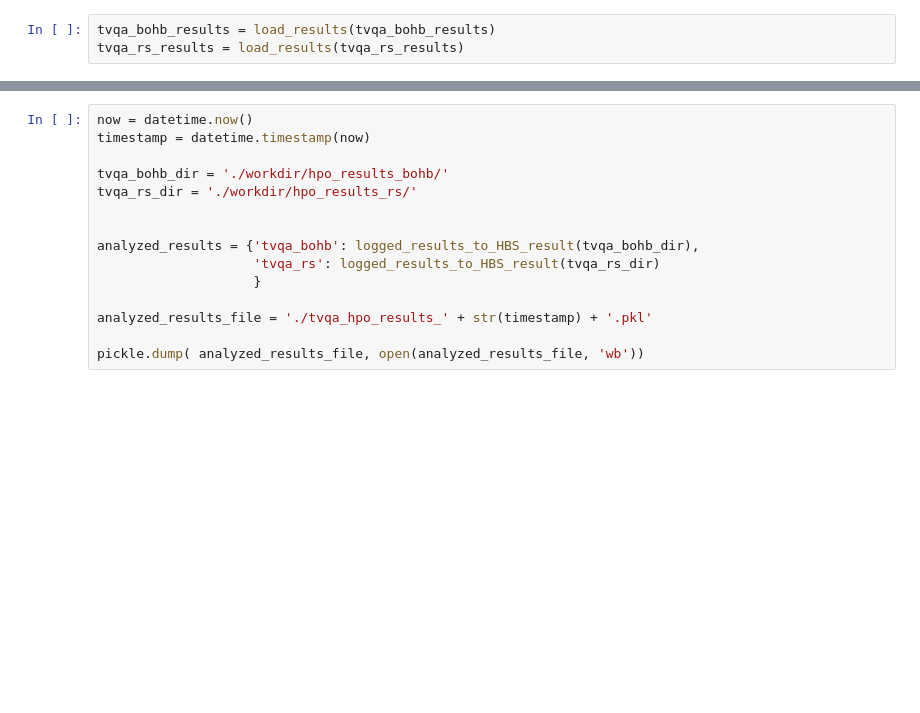
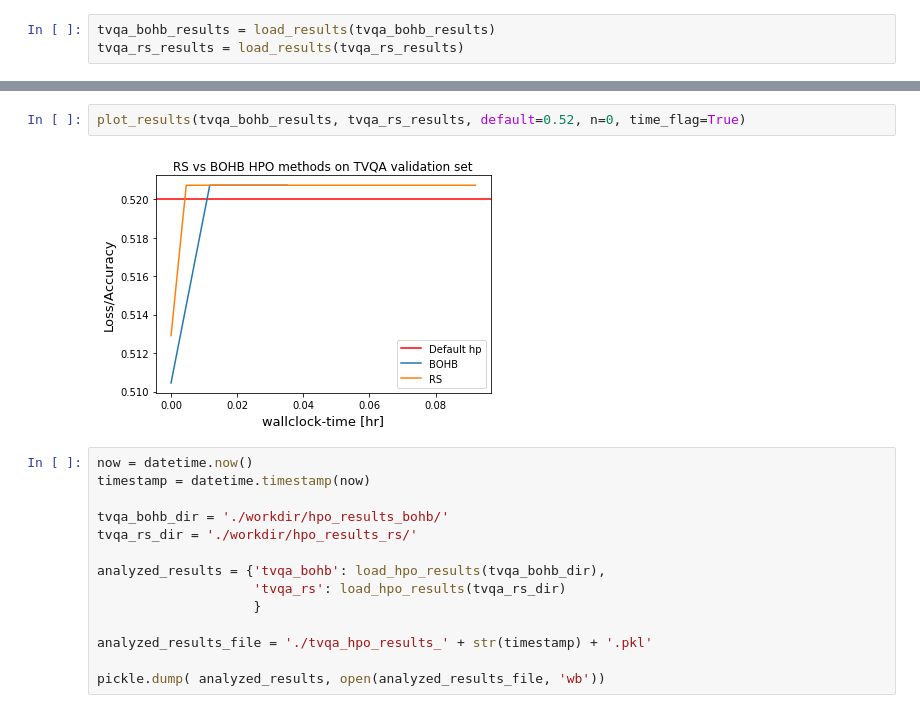
Before and after one commit to fj-morales/TVQA, a Jupyter notebook: HPO_analysis_intermediate.ipynb, the cells around one changed output, grey strips where cells are left out. Drawn from its saved outputs; the diff is of its cells as text; blank space fills up the shorter version.

Commit message:
HPO final?, default and testing

```diff
--- a/HPO_analysis_intermediate.ipynb
+++ b/HPO_analysis_intermediate.ipynb
@@ -76,3 +107,7 @@ plot_results(tvqa_bohb_results, tvqa_rs_results, default=0.52, n=0, time_flag=Fa
+# %%
+plot_results(tvqa_bohb_results, tvqa_rs_results, default=0.52, n=0, time_flag=True)
+# %% [output]
+[figure, added]
 # %%
 now = datetime.now()
 timestamp = datetime.timestamp(now)
@@ -80,11 +115,10 @@ timestamp = datetime.timestamp(now)
 tvqa_bohb_dir = './workdir/hpo_results_bohb/'
 tvqa_rs_dir = './workdir/hpo_results_rs/'
 
-
-analyzed_results = {'tvqa_bohb': logged_results_to_HBS_result(tvqa_bohb_dir),
-                    'tvqa_rs': logged_results_to_HBS_result(tvqa_rs_dir)
+analyzed_results = {'tvqa_bohb': load_hpo_results(tvqa_bohb_dir),
+                    'tvqa_rs': load_hpo_results(tvqa_rs_dir)
                     }
 
 analyzed_results_file = './tvqa_hpo_results_' + str(timestamp) + '.pkl'
 
-pickle.dump( analyzed_results_file, open(analyzed_results_file, 'wb'))
+pickle.dump( analyzed_results, open(analyzed_results_file, 'wb'))
```
Also changed, not shown: parts of 7 cells of this notebook, 3 other files.
